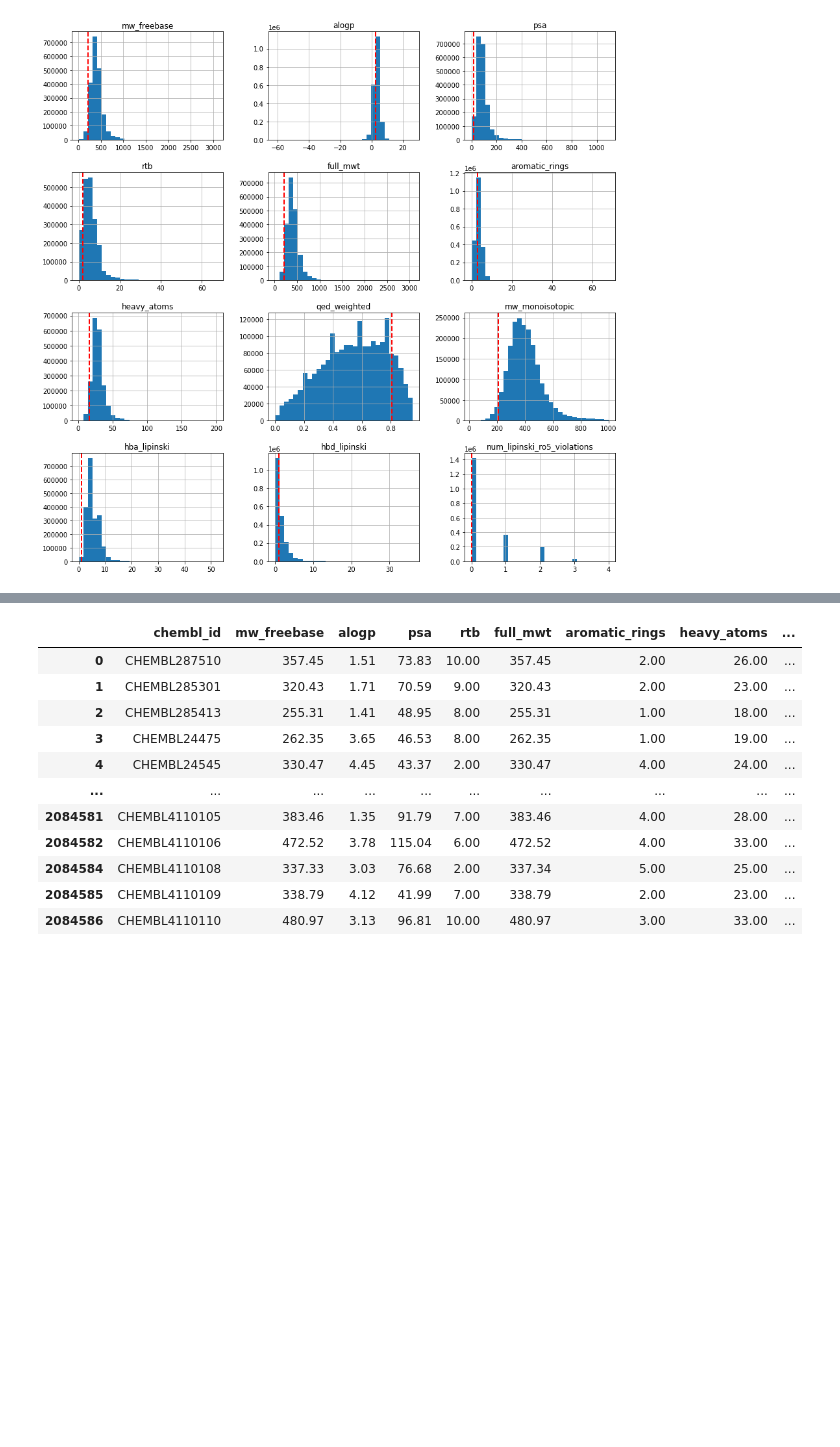
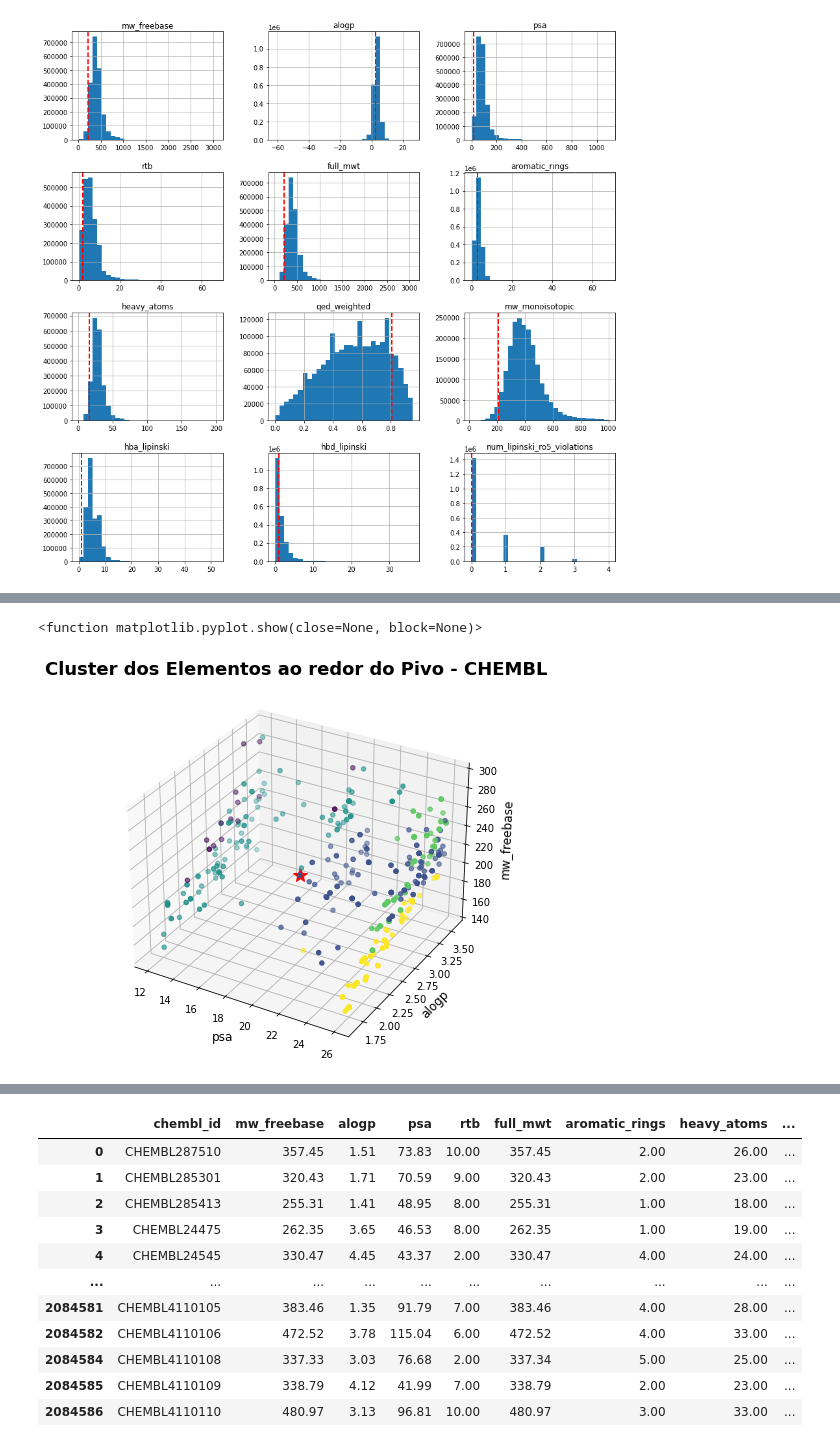
Before and after one commit to alverad-katsuro/chembl_analyser, a Jupyter notebook: cruzipain/analise_dados_att.ipynb, the cells around one changed output, grey strips where cells are left out. Saved outputs shown, nothing was run; the diff lists cells and outputs as text; code cells hidden in the pictures; blank space fills up the shorter version.

```diff
--- a/cruzipain/analise_dados_att.ipynb
+++ b/cruzipain/analise_dados_att.ipynb
@@ -69,0 +141,14 @@ dir(df)
+# %%
+plt.figure(figsize=(10,7))
+ax = plt.axes(projection='3d')
+plt.title("Cluster dos Elementos ao redor do Pivo - CHEMBL", fontsize=18, weight="bold")
+plt.xlabel("psa", fontsize=12)
+plt.ylabel("alogp", fontsize=12)
+ax.set_zlabel('mw_freebase', fontsize=12)
+markplt.plot(target["psa"], target["alogp"], target['mw_freebase'], marker="*", markersize=15, markeredgecolor="red", markerfacecolor="red", label="Pivo")
+plt.legend(handles=alvo_mark, fancybox=True, framealpha=1, shadow=True, borderpad=1, fontsize=10)
+ax.scatter3D(clust_similares.psa, clust_similares.alogp, clust_similares.mw_freebase, c=grupos_similares);
+plt.show
+# %% [output]
+<function matplotlib.pyplot.show(close=None, block=None)>
+[figure, added]
```
Also changed, not shown: parts of 16 cells of this notebook, 1 other file.
